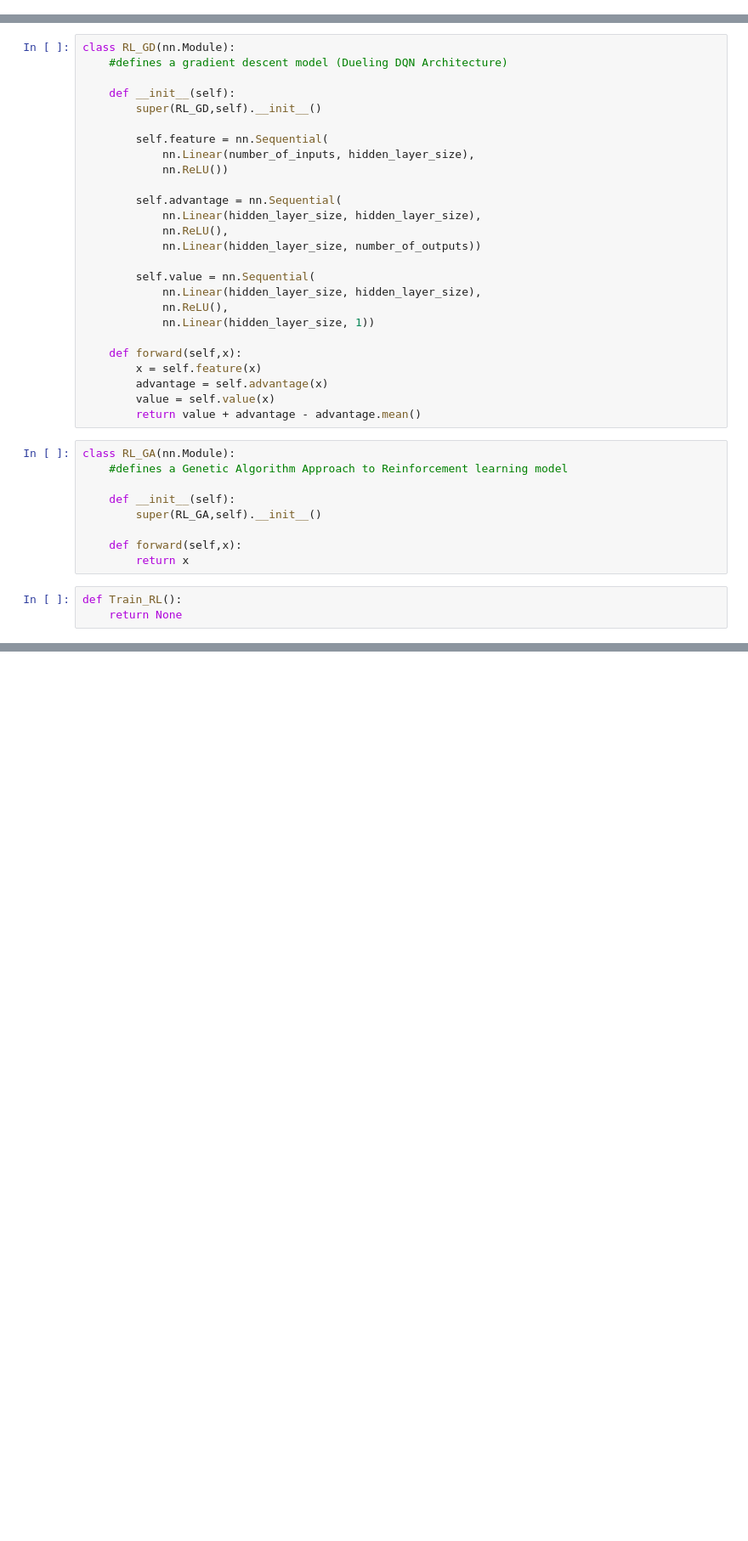
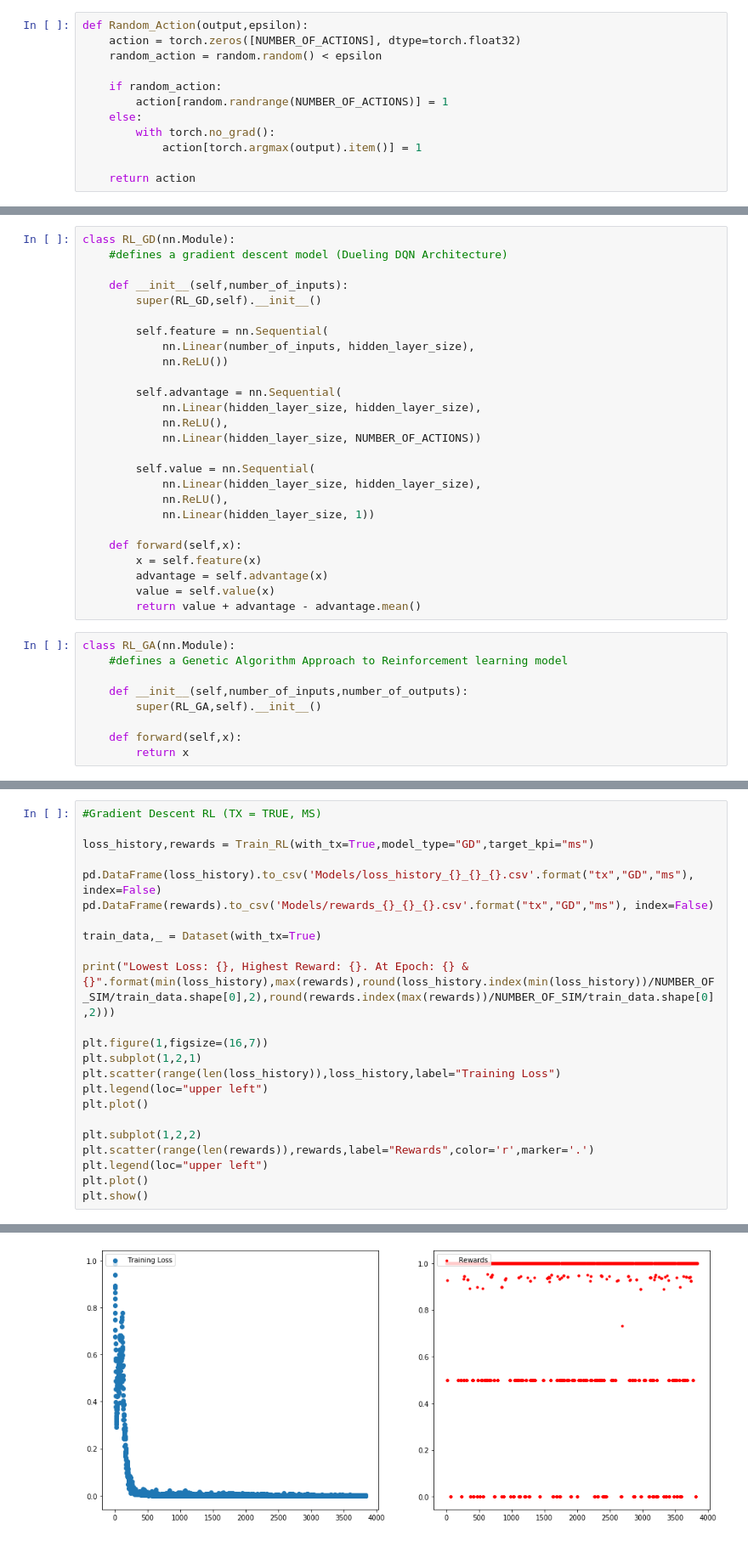
Before and after one commit to theomarzaki/NB-IoT-Performance, a Jupyter notebook: Reinforcement_Learning.ipynb, the cells around one changed output, grey strips where cells are left out. Shown at 85% size. Saved outputs shown, nothing was run; the diff lists cells and outputs as text; blank space fills up the shorter version.

```diff
--- a/Reinforcement_Learning.ipynb
+++ b/Reinforcement_Learning.ipynb
@@ -36,0 +142,12 @@ def CalculateReward():
+# %%
+def Random_Action(output,epsilon):
+    action = torch.zeros([NUMBER_OF_ACTIONS], dtype=torch.float32)
+    random_action = random.random() < epsilon
+
+    if random_action:
+        action[random.randrange(NUMBER_OF_ACTIONS)] = 1
+    else:
+        with torch.no_grad():
+            action[torch.argmax(output).item()] = 1
+
+    return action
@@ -38,7 +237,7 @@ def CalculateReward():
 class RL_GD(nn.Module):
     #defines a gradient descent model (Dueling DQN Architecture)
 
-    def __init__(self):
+    def __init__(self,number_of_inputs):
         super(RL_GD,self).__init__()
 
         self.feature = nn.Sequential(
@@ -48,7 +247,7 @@ class RL_GD(nn.Module):
         self.advantage = nn.Sequential(
             nn.Linear(hidden_layer_size, hidden_layer_size),
             nn.ReLU(),
-            nn.Linear(hidden_layer_size, number_of_outputs))
+            nn.Linear(hidden_layer_size, NUMBER_OF_ACTIONS))
 
         self.value = nn.Sequential(
             nn.Linear(hidden_layer_size, hidden_layer_size),
@@ -64,11 +263,8 @@ class RL_GD(nn.Module):
 class RL_GA(nn.Module):
     #defines a Genetic Algorithm Approach to Reinforcement learning model
 
-    def __init__(self):
+    def __init__(self,number_of_inputs,number_of_outputs):
         super(RL_GA,self).__init__()
 
     def forward(self,x):
         return x
-# %%
-def Train_RL():
-    return None
@@ -77,0 +344,24 @@ def Test_RL():
+# %%
+#Gradient Descent RL (TX = TRUE, MS)
+
+loss_history,rewards = Train_RL(with_tx=True,model_type="GD",target_kpi="ms")
+
+pd.DataFrame(loss_history).to_csv('Models/loss_history_{}_{}_{}.csv'.format("tx","GD","ms"), index=False)
+pd.DataFrame(rewards).to_csv('Models/rewards_{}_{}_{}.csv'.format("tx","GD","ms"), index=False)
+
+train_data,_ = Dataset(with_tx=True)
+
+print("Lowest Loss: {}, Highest Reward: {}. At Epoch: {} & {}".format(min(loss_history),max(rewards),round(loss_history.index(min(loss_history))/NUMBER_OF_SIM/train_data.shape[0],2),round(rewards.index(max(rewards))/NUMBER_OF_SIM/train_data.shape[0],2)))
+
+plt.figure(1,figsize=(16,7))
+plt.subplot(1,2,1)
+plt.scatter(range(len(loss_history)),loss_history,label="Training Loss")
+plt.legend(loc="upper left")
+plt.plot()
+
+plt.subplot(1,2,2)
+plt.scatter(range(len(rewards)),rewards,label="Rewards",color='r',marker='.')
+plt.legend(loc="upper left")
+plt.plot()
+plt.show()
+# %% [output]
@@ -77,0 +385 @@ def Test_RL():
+[figure, added]
```
Also changed, not shown: parts of 23 cells of this notebook, 32 other files.
